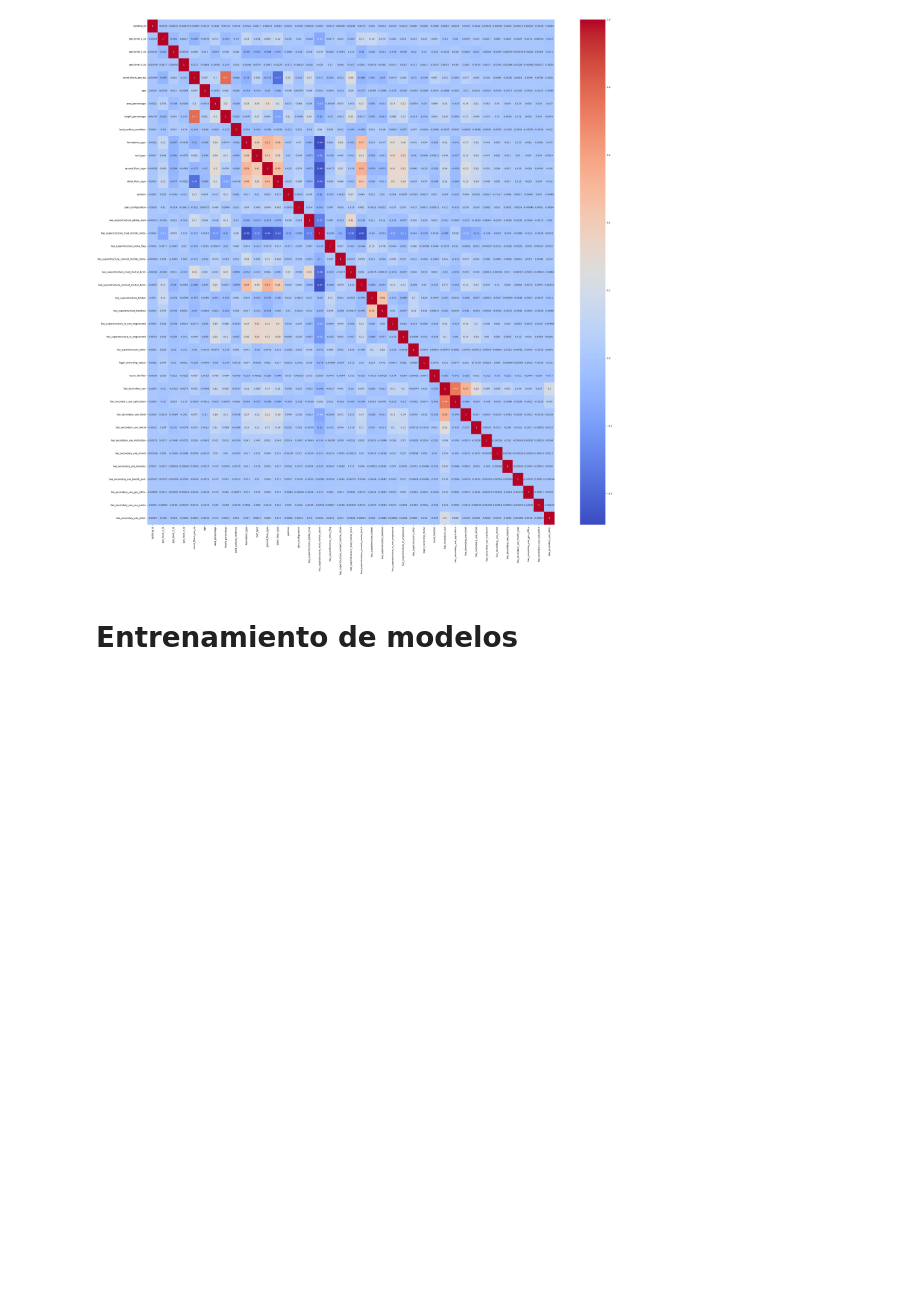
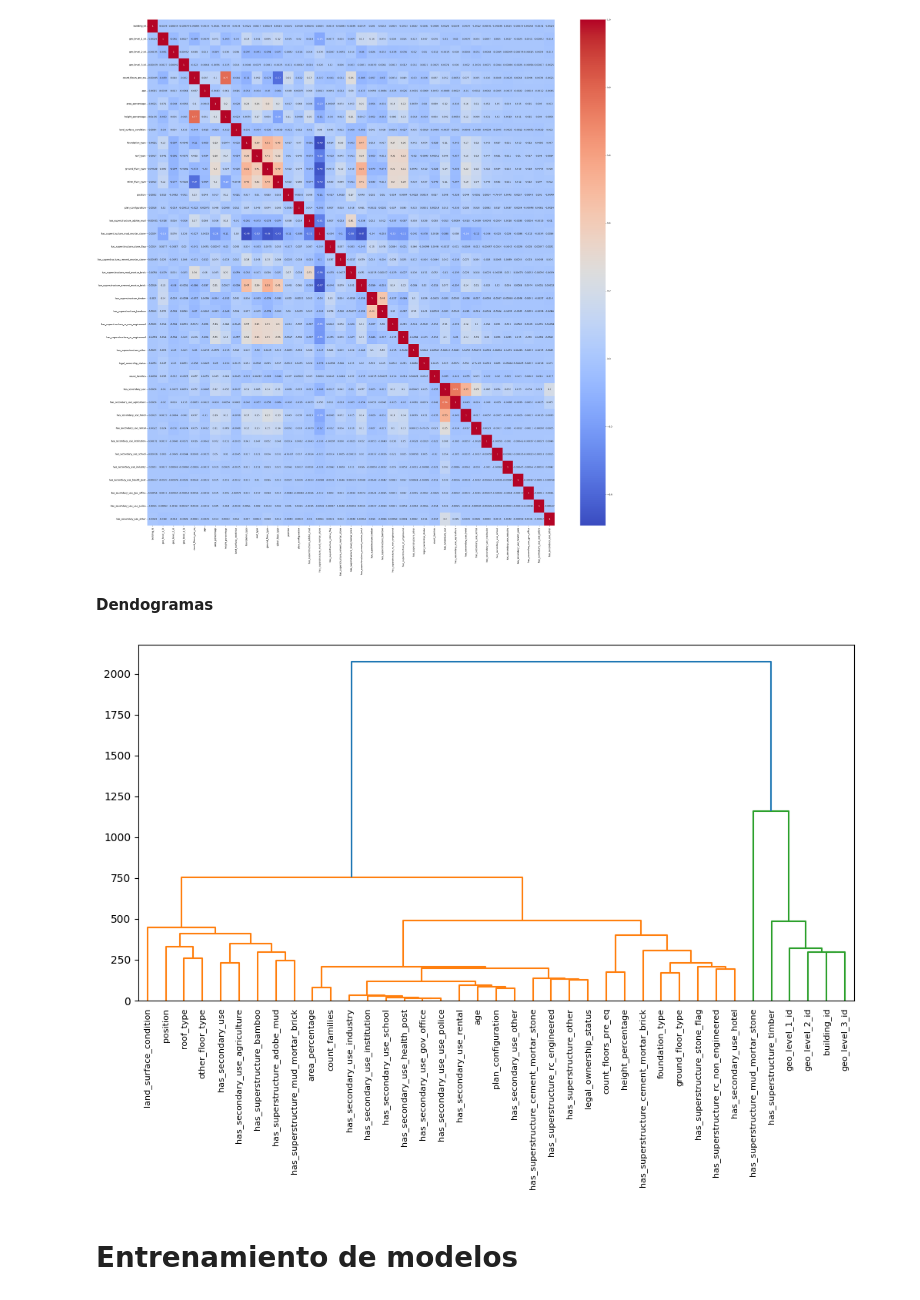
Before and after one commit to IgnacioBarb/Actividades-SNS, a Jupyter notebook: Actividad 3.10/Actividad3.10.ipynb, the cells around one changed output. Drawn from its saved outputs; the diff is of its cells as text; code cells hidden in the pictures; blank space fills up the shorter version.

```diff
--- a/Actividad 3.10/Actividad3.10.ipynb
+++ b/Actividad 3.10/Actividad3.10.ipynb
@@ -194,5 +195,23 @@ sns.heatmap(corr_matrix, annot=True, cmap='coolwarm')
 plt.show()
 # %% [output]
 [figure]
+# %% [markdown]
+**Dendogramas**
+# %%
+import sklearn.neighbors
+import numpy as np
+from scipy import cluster
+import matplotlib.pyplot as plt
+
+dist = sklearn.neighbors.DistanceMetric.get_metric('euclidean')
+D = dist.pairwise(X_train.T)
+avD = np.average(D)
+plt.figure(figsize=(12, 6))
+threshold_2 = 7
+clusters = cluster.hierarchy.linkage(D, method='complete')
+cluster.hierarchy.dendrogram(clusters, labels=X_train.columns.to_list(), leaf_rotation=90)
+plt.show()
+# %% [output]
+[figure, added]
 # %% [markdown]
 # Entrenamiento de modelos
```
Also changed, not shown: parts of 40 cells of this notebook.
